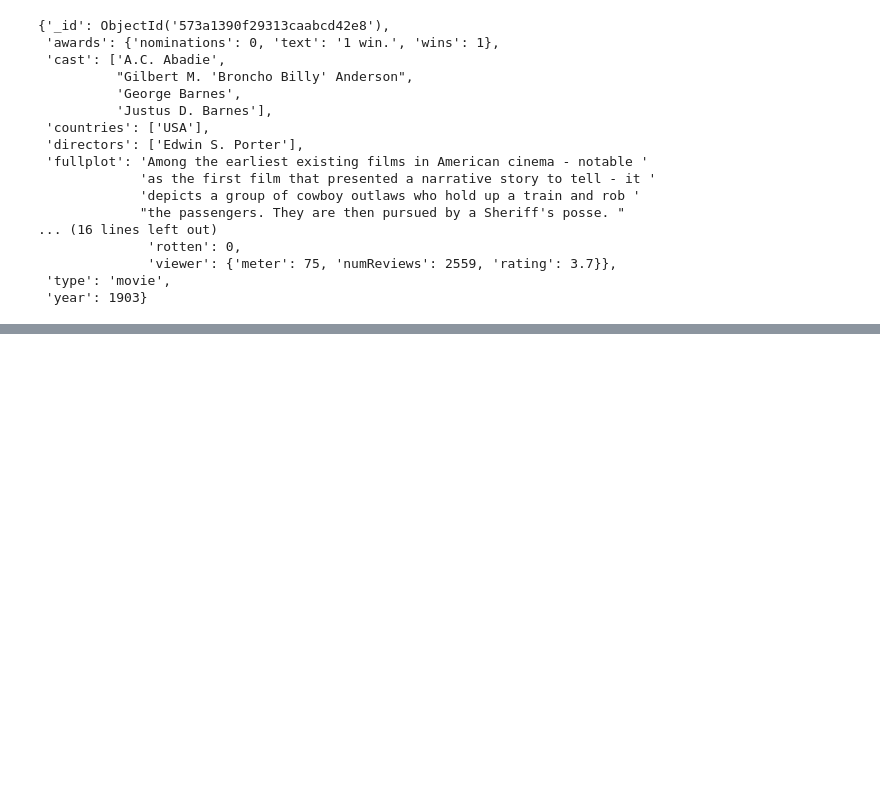
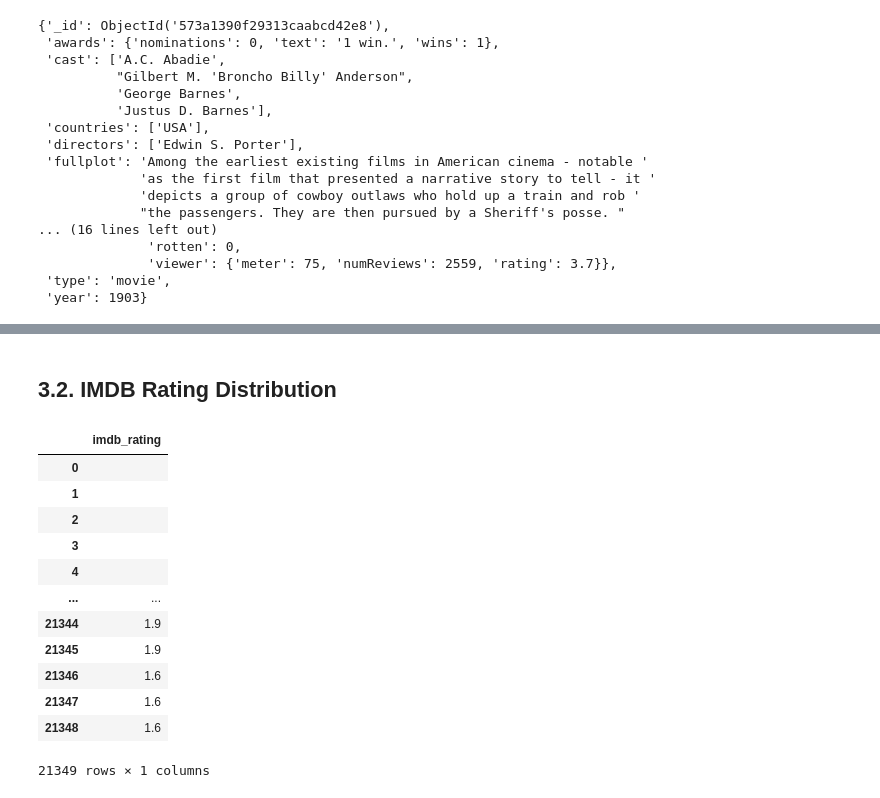
Before and after one commit to epdrumond/mongodb_data_analysis, a Jupyter notebook: mongo_db_analysis.ipynb, the cells around one changed output, grey strips where cells are left out. Saved outputs shown, nothing was run; the diff lists cells and outputs as text; code cells hidden in the pictures; blank space fills up the shorter version.

Commit message:
Genres and IMDB rating analysis

```diff
--- a/mongo_db_analysis.ipynb
+++ b/mongo_db_analysis.ipynb
@@ -122,0 +162,25 @@ fig.show()
+# %% [markdown]
+## 3.2. IMDB Rating Distribution
+# %%
+pipeline = [
+    {"$match": {"imdb.rating": {"$exists": True}}},
+    {"$project": {"_id": 0, "imdb_rating": "$imdb.rating"}},
+    {"$sort": {"imdb_rating": -1}}
+]
+
+result = pd.DataFrame(list(movies_collection.aggregate(pipeline)))
+result
+# %% [output]
+|  | imdb_rating |
+| 0 |  |
+| 1 |  |
+| 2 |  |
+| 3 |  |
+| 4 |  |
+| ... | ... |
+| 21344 | 1.9 |
+| 21345 | 1.9 |
+| 21346 | 1.6 |
+| 21347 | 1.6 |
+| 21348 | 1.6 |
+21349 rows × 1 columns
```
Also changed, not shown: parts of 10 cells of this notebook.
